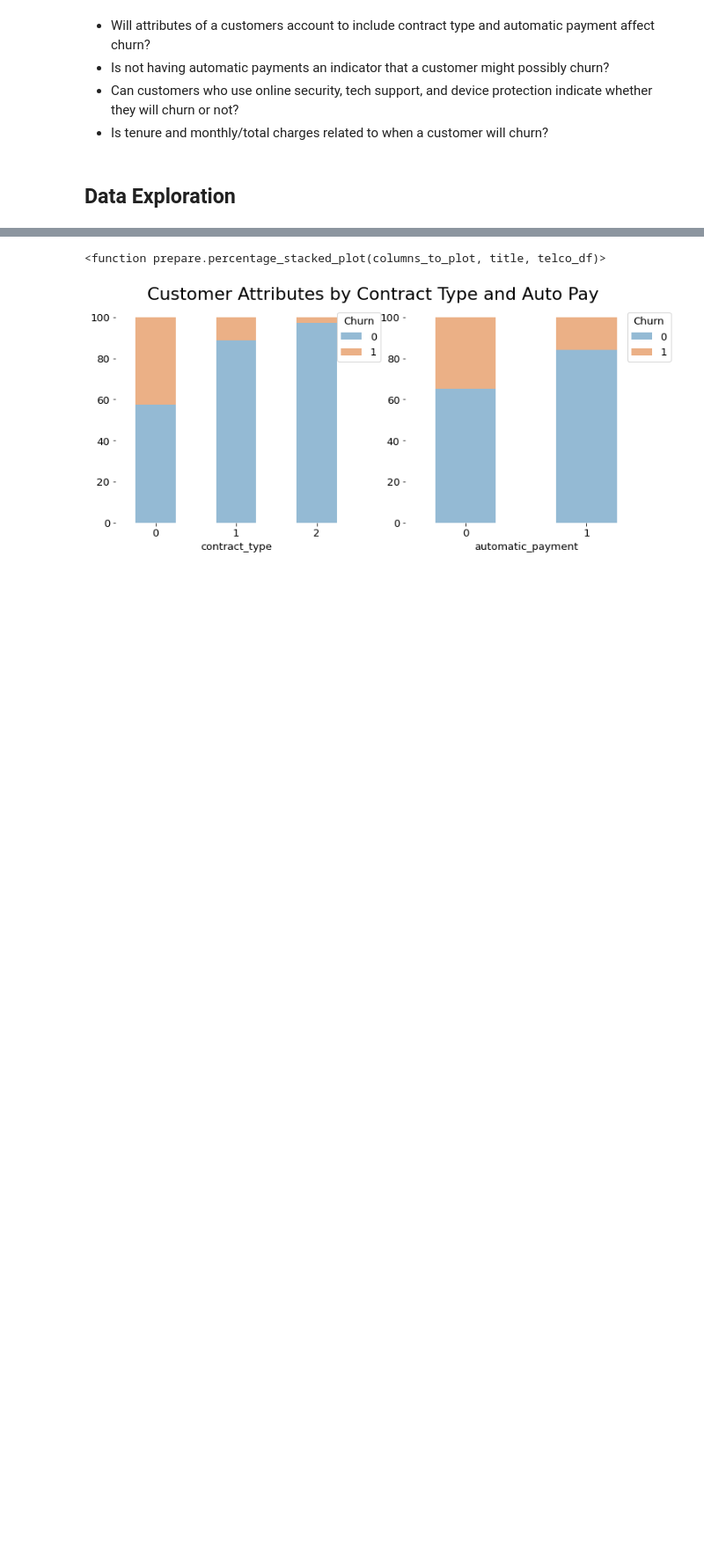
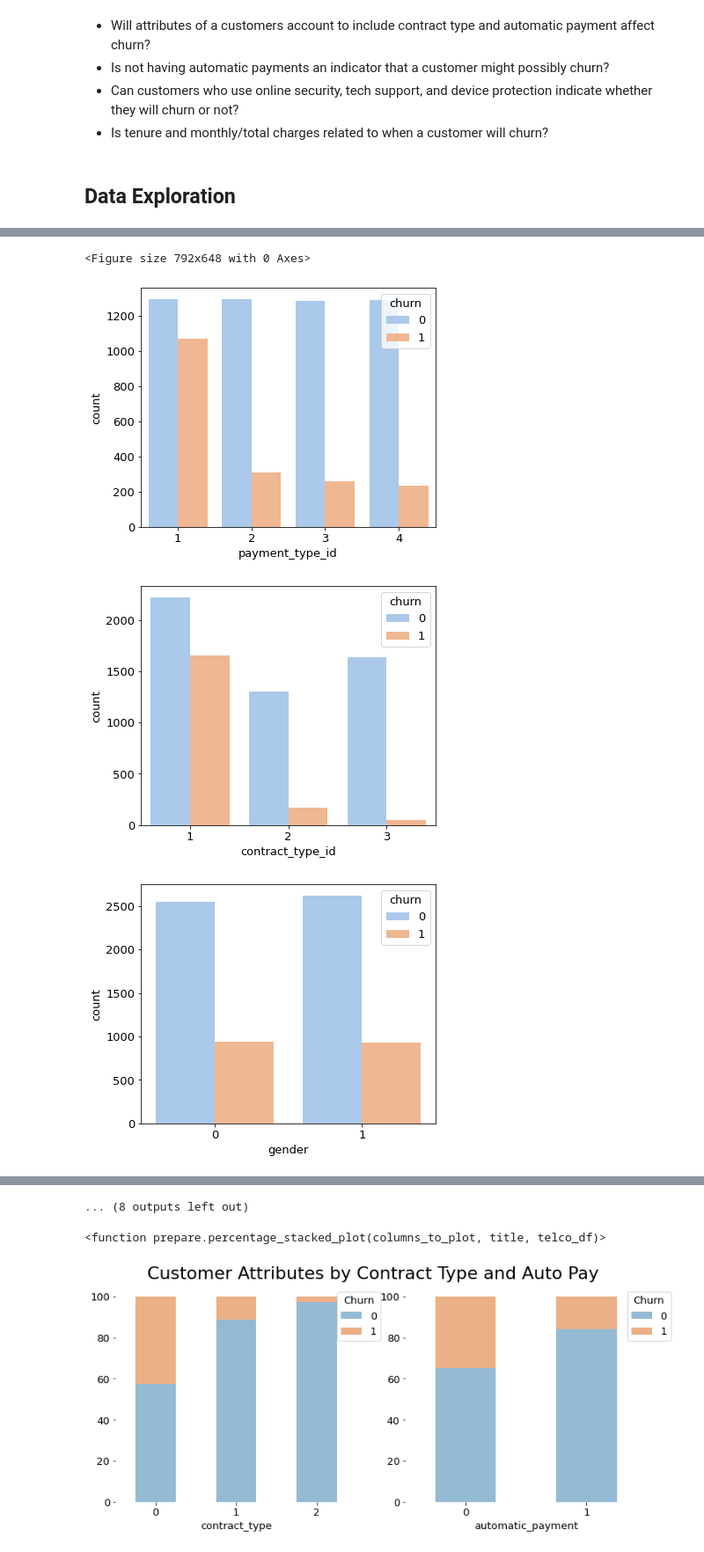
Before and after one commit to raycerna/telco-churn-analysis, a Jupyter notebook: final_report.ipynb, the cells around one changed output, grey strips where cells are left out. Shown at 88% size. Saved outputs shown, nothing was run; the diff lists cells and outputs as text; code cells hidden in the pictures; blank space fills up the shorter version.

```diff
--- a/final_report.ipynb
+++ b/final_report.ipynb
@@ -67,0 +50,10 @@ for i, predictor in enumerate(train.drop(columns=['churn', 'total_charges', 'mon
+# %%
+for i, predictor in enumerate(train.drop(columns=['churn', 'total_charges', 'monthly_charges','customer_id', 'tenure_mths'])):
+    plt.figure(i)
+    ax = plt.subplots(figsize=(6, 5))
+    sns.countplot(data=telco_df, x=predictor, hue='churn', palette="pastel")
+# %% [output]
+<Figure size 792x648 with 0 Axes>
+[figure, added]
+[figure, added]
+[figure, added]
@@ -68,3 +68,4 @@ for i, predictor in enumerate(train.drop(columns=['churn', 'total_charges', 'mon
+... (8 outputs left out)
 # %%
 # Attributes of a customer's account
 account_columns = ['contract_type', 'automatic_payment']
```
Also changed, not shown: parts of 3 cells of this notebook.
